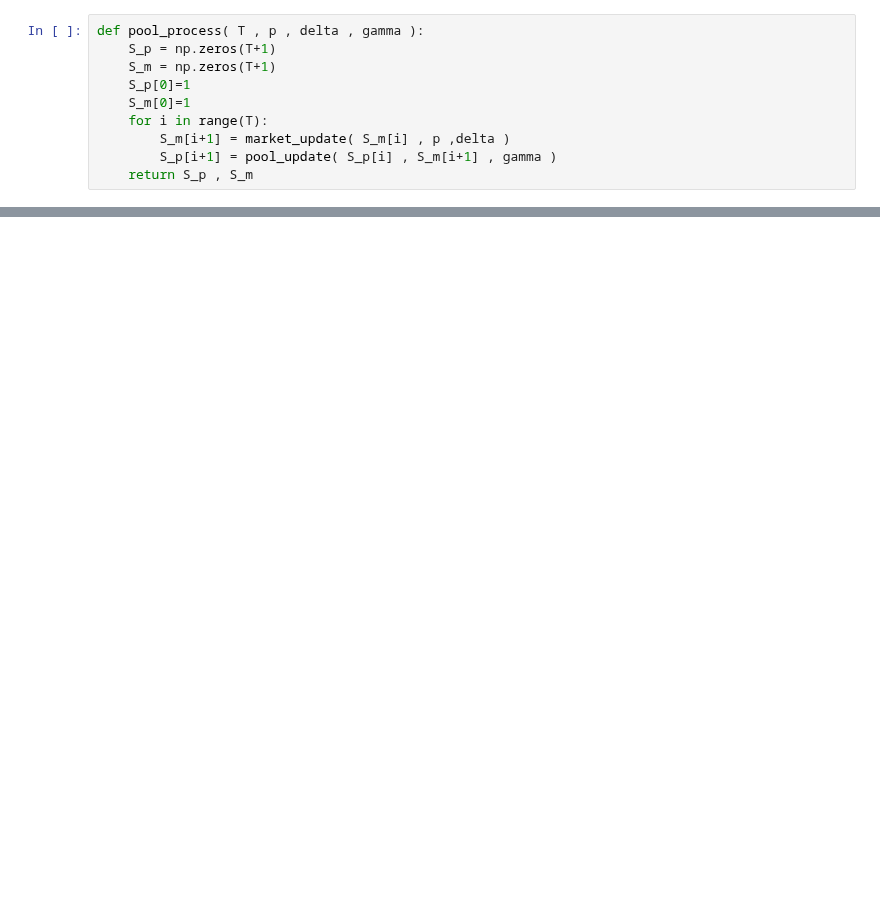
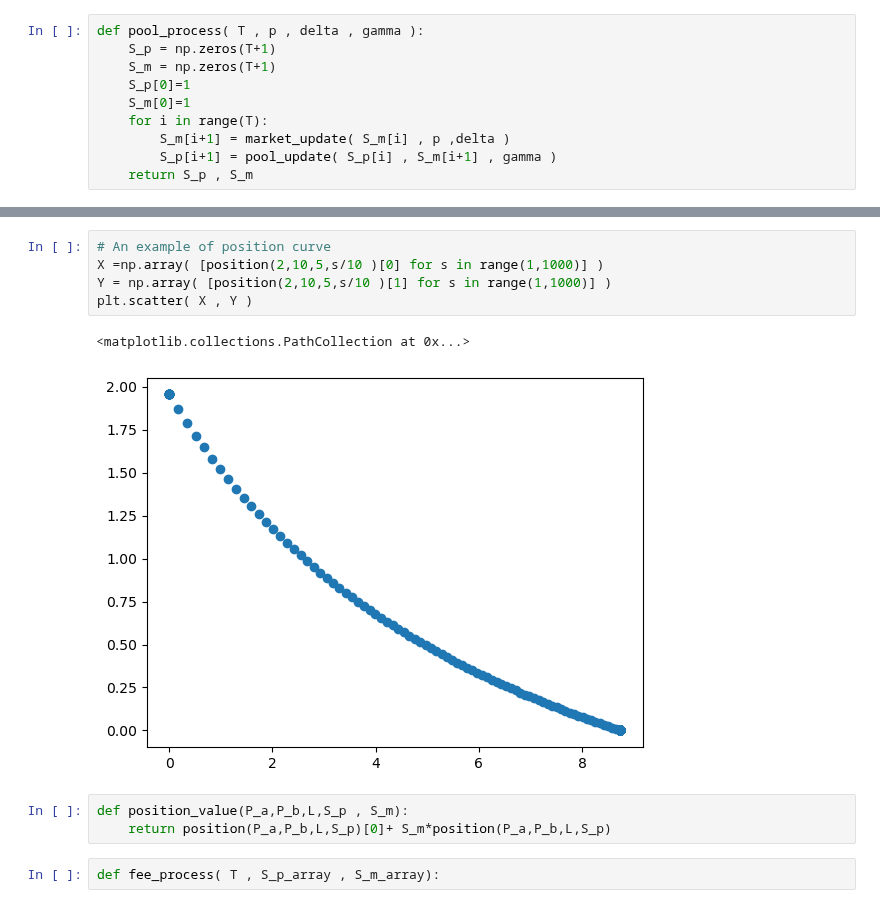
Before and after one commit to std92050/AMM, a Jupyter notebook: AMM/Untitled.ipynb, the cells around one changed output, grey strips where cells are left out. Drawn from its saved outputs; the diff is of its cells as text; blank space fills up the shorter version.

```diff
--- a/AMM/Untitled.ipynb
+++ b/AMM/Untitled.ipynb
@@ -52,0 +67,13 @@ array([  0.        ,  -0.64332506,  -0.35667494, ..., 201.64332506,
+# %%
+# An example of position curve
+X =np.array( [position(2,10,5,s/10 )[0] for s in range(1,1000)] )
+Y = np.array( [position(2,10,5,s/10 )[1] for s in range(1,1000)] )
+plt.scatter( X , Y )
+# %% [output]
+<matplotlib.collections.PathCollection at 0x...>
+[figure, added]
+# %%
+def position_value(P_a,P_b,L,S_p , S_m):
+    return position(P_a,P_b,L,S_p)[0]+ S_m*position(P_a,P_b,L,S_p)
+# %%
+def fee_process( T , S_p_array , S_m_array):
```
Also changed, not shown: parts of 6 cells of this notebook.
